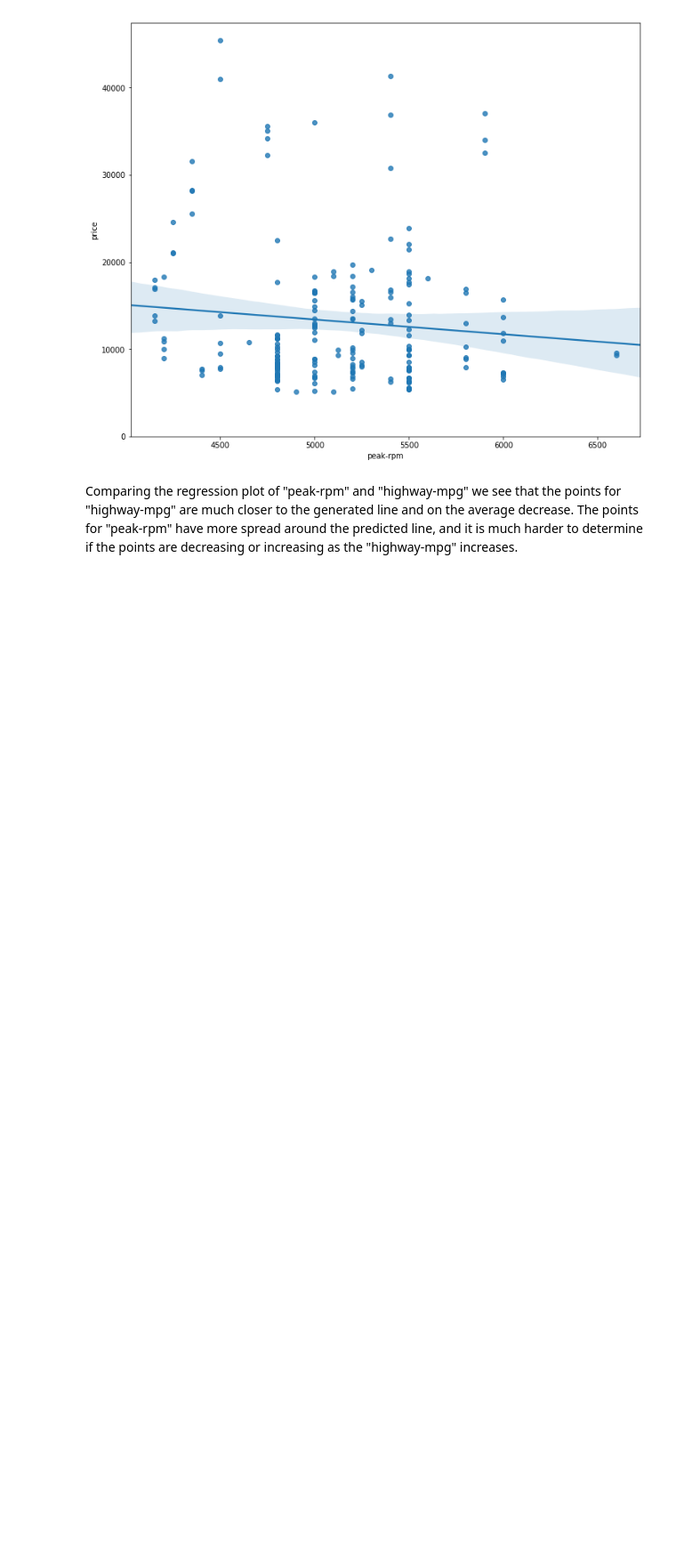
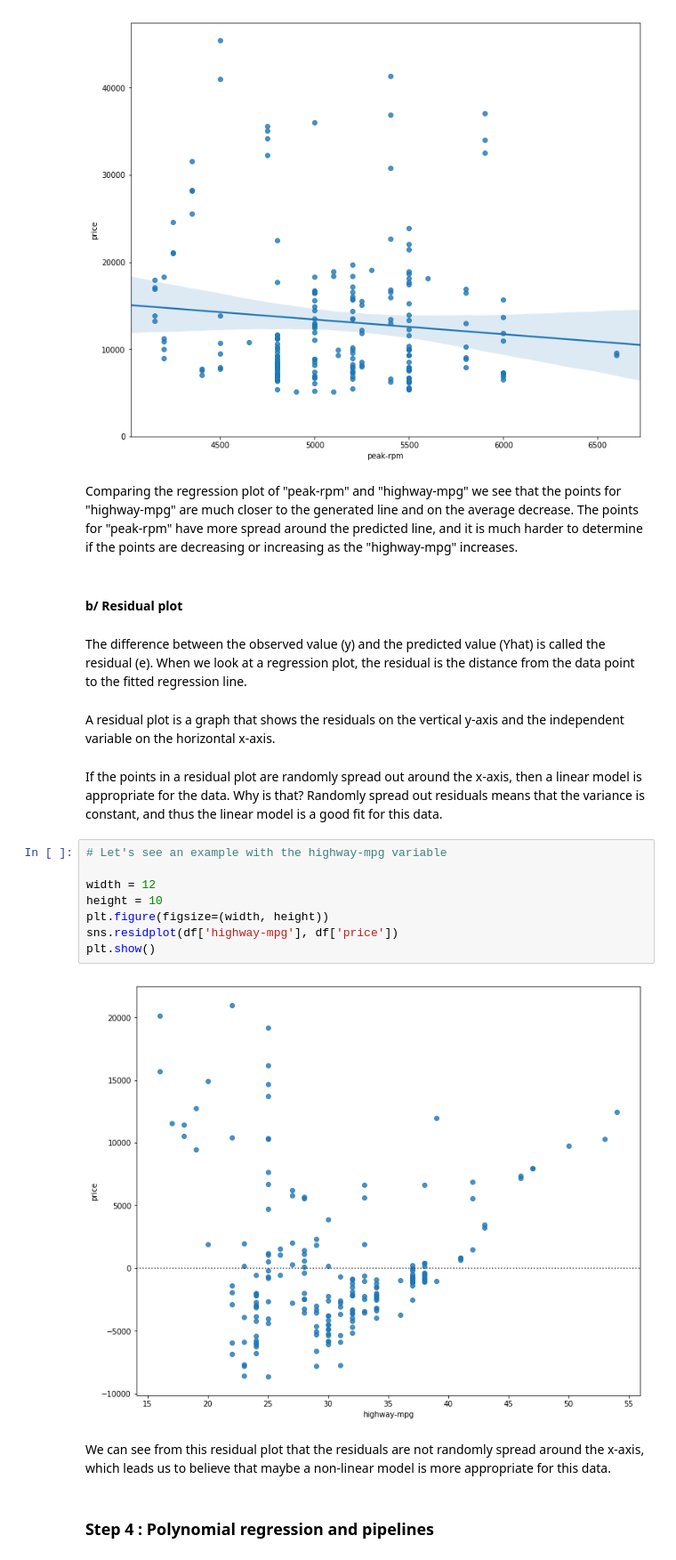
Before and after one commit to GuillaumeRouja/2019-Learning-Python-Data-Wrangling, a Jupyter notebook: model development.ipynb, the cells around one changed output. Shown: that part at 89% size. Saved outputs shown, nothing was run; the diff lists cells and outputs as text; blank space fills up the shorter version.

```diff
--- a/model development.ipynb
+++ b/model development.ipynb
@@ -148,3 +148,25 @@ plt.ylim(0,)
 [figure]
 # %% [markdown]
 Comparing the regression plot of "peak-rpm" and "highway-mpg" we see that the points for "highway-mpg" are much closer to the generated line and on the average decrease. The points for "peak-rpm" have more spread around the predicted line, and it is much harder to determine if the points are decreasing or increasing as the "highway-mpg" increases.
+# %% [markdown]
+#### b/ Residual plot ####
+# %% [markdown]
+The difference between the observed value (y) and the predicted value (Yhat) is called the residual (e). When we look at a regression plot, the residual is the distance from the data point to the fitted regression line.
+# %% [markdown]
+A residual plot is a graph that shows the residuals on the vertical y-axis and the independent variable on the horizontal x-axis.
+# %% [markdown]
+If the points in a residual plot are randomly spread out around the x-axis, then a linear model is appropriate for the data. Why is that? Randomly spread out residuals means that the variance is constant, and thus the linear model is a good fit for this data.
+# %%
+# Let's see an example with the highway-mpg variable
+
+width = 12
+height = 10
+plt.figure(figsize=(width, height))
+sns.residplot(df['highway-mpg'], df['price'])
+plt.show()
+# %% [output]
+[figure, added]
+# %% [markdown]
+We can see from this residual plot that the residuals are not randomly spread around the x-axis, which leads us to believe that maybe a non-linear model is more appropriate for this data.
+# %% [markdown]
+### Step 4 : Polynomial regression and pipelines ###
```
Also changed, not shown: parts of 5 cells of this notebook.
